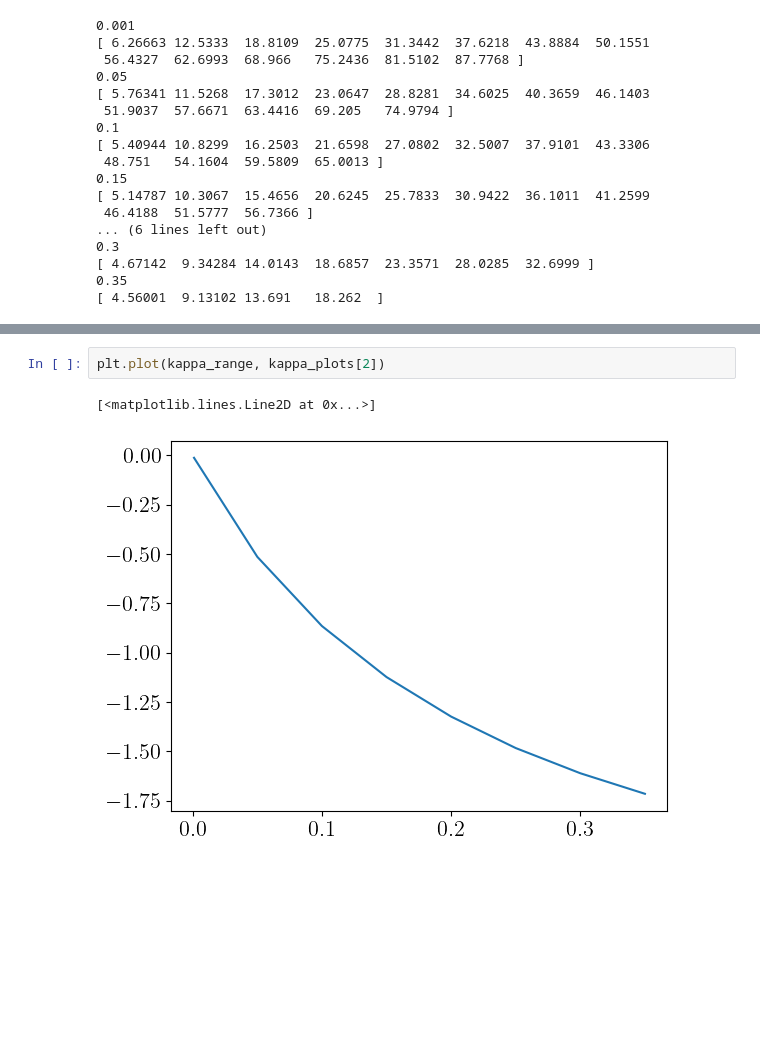
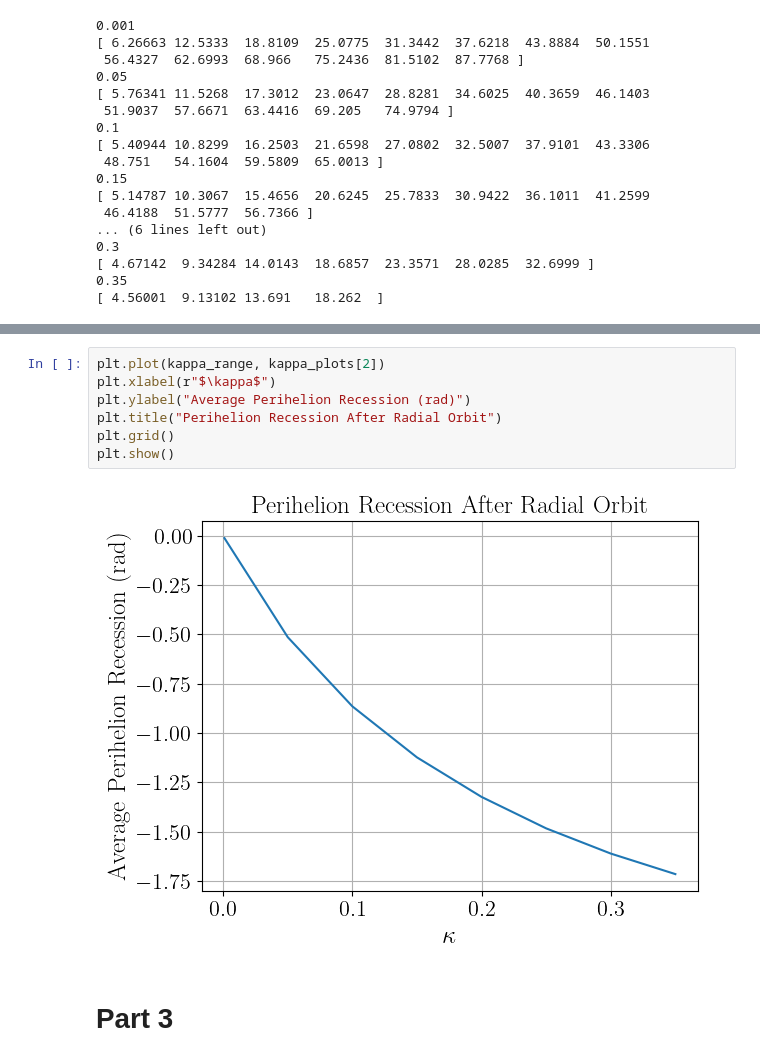
Before and after one commit to acwen11/hw3, a Jupyter notebook: output/Q4.ipynb, the cells around one changed output, grey strips where cells are left out. Cells and saved outputs as stored; diff of their text form; blank space fills up the shorter version.

```diff
--- a/output/Q4.ipynb
+++ b/output/Q4.ipynb
@@ -149,5 +151,11 @@ plt.legend()
-# %%
-plt.plot(kappa_range, kappa_plots[2])
-# %% [output]
-[<matplotlib.lines.Line2D at 0x...>]
-[figure, removed]
+# %%
+plt.plot(kappa_range, kappa_plots[2])
+plt.xlabel(r"$\kappa$")
+plt.ylabel("Average Perihelion Recession (rad)")
+plt.title("Perihelion Recession After Radial Orbit")
+plt.grid()
+plt.show()
+# %% [output]
+[figure, added]
+# %% [markdown]
+# Part 3
```
Also changed, not shown: parts of 11 cells of this notebook, 1 other file.
